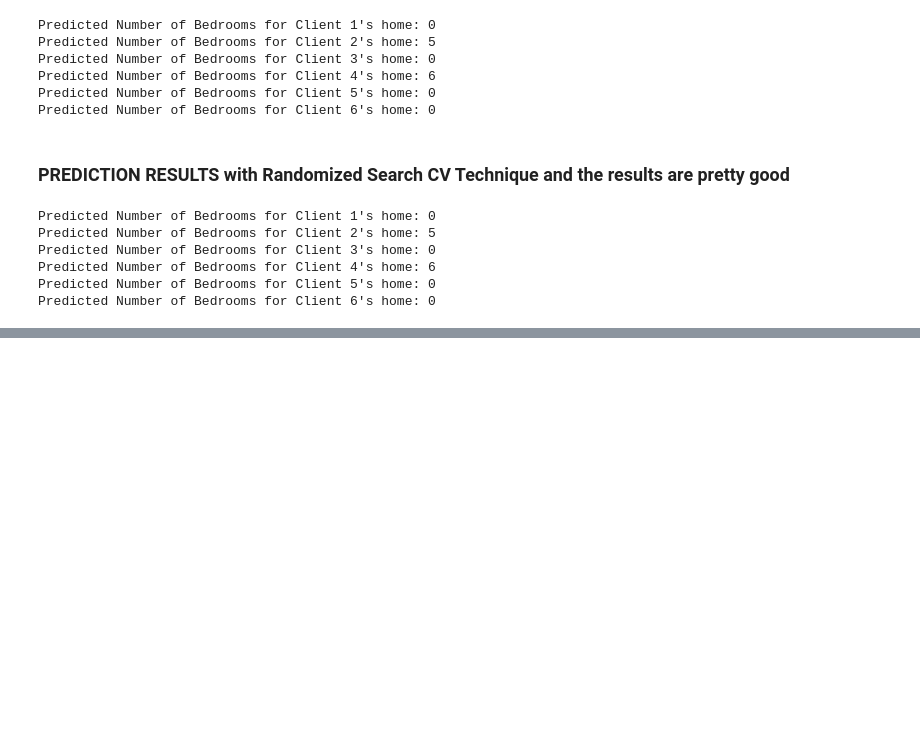
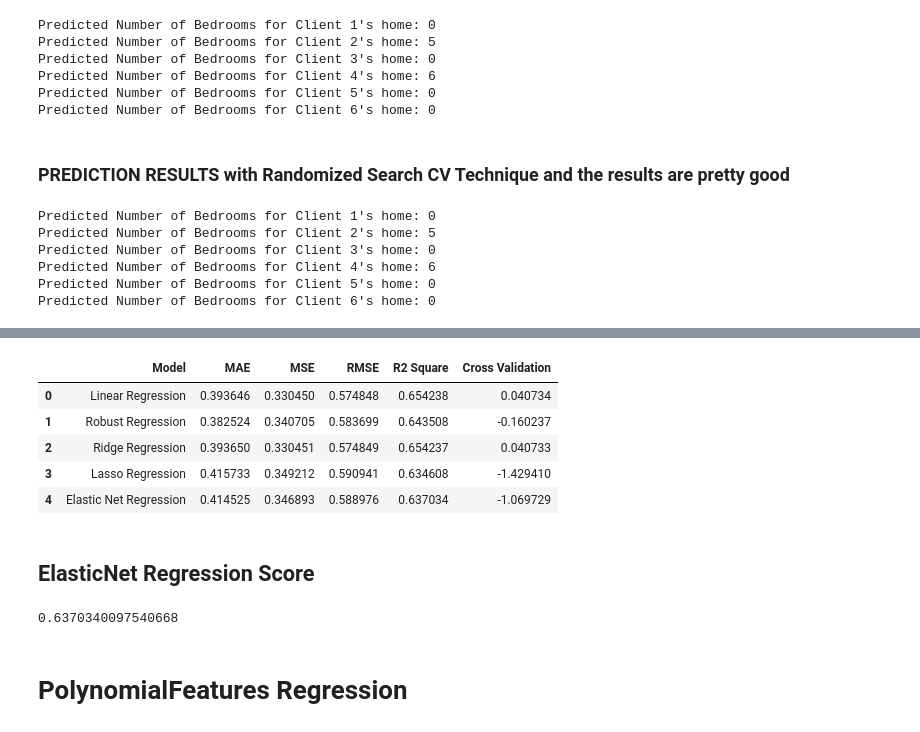
Before and after one commit to Vinaypavanguntur/assignment, a Jupyter notebook: final_model_for_submission.ipynb, the cells around one changed output, grey strips where cells are left out. Cells and saved outputs as stored; diff of their text form; code cells hidden in the pictures; blank space fills up the shorter version.

```diff
--- a/final_model_for_submission.ipynb
+++ b/final_model_for_submission.ipynb
@@ -625,0 +830,19 @@ Predicted Number of Bedrooms for Client 6's home: 0
+# %%
+from sklearn.linear_model import Lasso
+
+model = Lasso(alpha=0.1,
+              precompute=True,
+#               warm_start=True,
+              positive=True,
+              selection='random',
+              random_state=42)
+model.fit(X_train, y_train)
+
+test_pred = model.predict(X_test)
+train_pred = model.predict(X_train)
+
+print('Test set evaluation:\n_____________________________________')
+print_evaluate(y_test, test_pred)
+print('====================================')
+print('Train set evaluation:\n_____________________________________')
+print_evaluate(y_train, train_pred)
@@ -625,0 +865,5 @@ Predicted Number of Bedrooms for Client 6's home: 0
+# %%
+results_df_2 = pd.DataFrame(data=[["Lasso Regression", *evaluate(y_test, test_pred) , cross_val(Lasso())]],
+                            columns=['Model', 'MAE', 'MSE', 'RMSE', 'R2 Square', "Cross Validation"])
+results_df = results_df.append(results_df_2, ignore_index=True)
+results_df
@@ -625,0 +914,20 @@ Predicted Number of Bedrooms for Client 6's home: 0
+# %%
+results_df_2 = pd.DataFrame(data=[["Elastic Net Regression", *evaluate(y_test, test_pred) , cross_val(ElasticNet())]],
+                            columns=['Model', 'MAE', 'MSE', 'RMSE', 'R2 Square', "Cross Validation"])
+results_df = results_df.append(results_df_2, ignore_index=True)
+results_df
+# %% [output]
+|  | Model | MAE | MSE | RMSE | R2 Square | Cross Validation |
+| 0 | Linear Regression | 0.393646 | 0.330450 | 0.574848 | 0.654238 | 0.040734 |
+| 1 | Robust Regression | 0.382524 | 0.340705 | 0.583699 | 0.643508 | -0.160237 |
+| 2 | Ridge Regression | 0.393650 | 0.330451 | 0.574849 | 0.654237 | 0.040733 |
+| 3 | Lasso Regression | 0.415733 | 0.349212 | 0.590941 | 0.634608 | -1.429410 |
+| 4 | Elastic Net Regression | 0.414525 | 0.346893 | 0.588976 | 0.637034 | -1.069729 |
+# %% [markdown]
+## ElasticNet Regression Score
+# %%
+model.score(X_test,y_test)
+# %% [output]
+0.6370340097540668
+# %% [markdown]
+# PolynomialFeatures Regression
```
Also changed, not shown: parts of 40 cells of this notebook.
